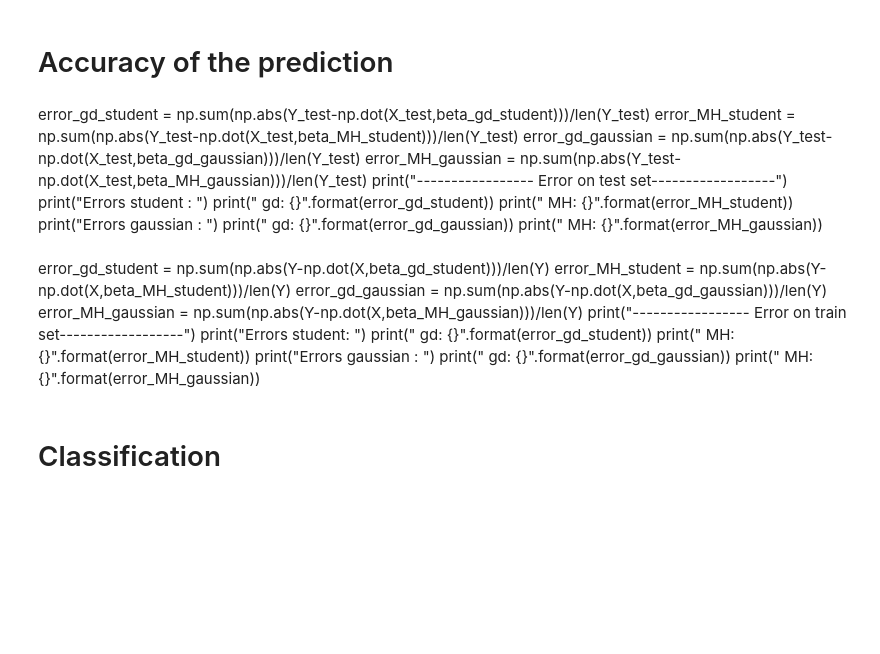
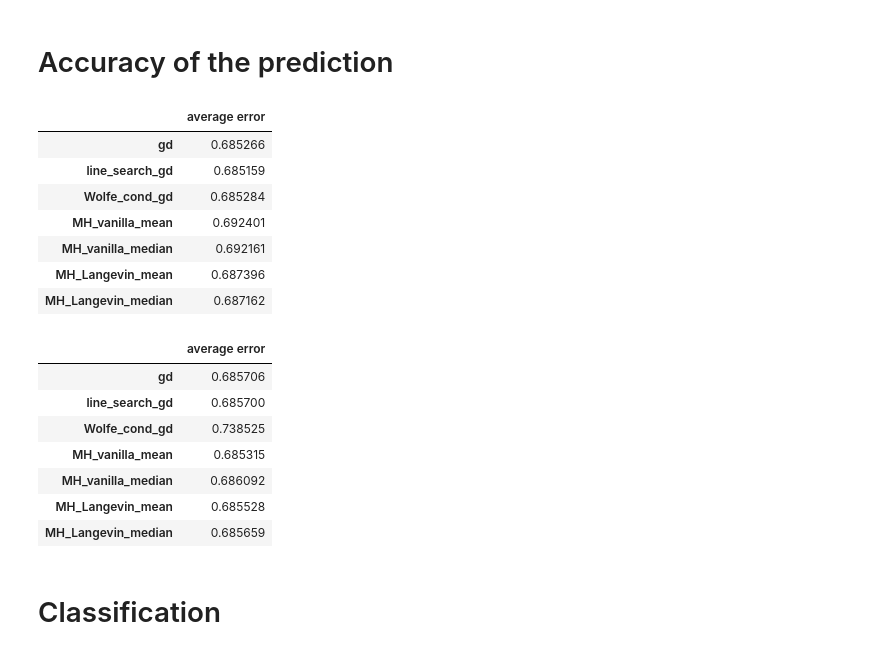
Before and after one commit to dufourc1/Bayesian_computation, a Jupyter notebook: testing.ipynb, the cells around one changed output. Saved outputs shown, nothing was run; the diff lists cells and outputs as text; code cells hidden in the pictures; blank space fills up the shorter version.

```diff
--- a/testing.ipynb
+++ b/testing.ipynb
@@ -241,29 +265,37 @@ py.iplot(fig)
 # %% [markdown]
 # Accuracy of the prediction
-# %% [markdown]
-error_gd_student = np.sum(np.abs(Y_test-np.dot(X_test,beta_gd_student)))/len(Y_test)
-error_MH_student = np.sum(np.abs(Y_test-np.dot(X_test,beta_MH_student)))/len(Y_test)
-error_gd_gaussian = np.sum(np.abs(Y_test-np.dot(X_test,beta_gd_gaussian)))/len(Y_test)
-error_MH_gaussian = np.sum(np.abs(Y_test-np.dot(X_test,beta_MH_gaussian)))/len(Y_test)
-print("----------------- Error on test set------------------")
-print("Errors student : ")
-print(" gd: {}".format(error_gd_student))
-print(" MH: {}".format(error_MH_student))
-print("Errors gaussian : ")
-print(" gd: {}".format(error_gd_gaussian))
-print(" MH: {}".format(error_MH_gaussian))
-# %% [markdown]
-error_gd_student = np.sum(np.abs(Y-np.dot(X,beta_gd_student)))/len(Y)
-error_MH_student = np.sum(np.abs(Y-np.dot(X,beta_MH_student)))/len(Y)
-error_gd_gaussian = np.sum(np.abs(Y-np.dot(X,beta_gd_gaussian)))/len(Y)
-error_MH_gaussian = np.sum(np.abs(Y-np.dot(X,beta_MH_gaussian)))/len(Y)
-print("----------------- Error on train set------------------")
-print("Errors student: ")
-print(" gd: {}".format(error_gd_student))
-print(" MH: {}".format(error_MH_student))
-print("Errors gaussian : ")
-print(" gd: {}".format(error_gd_gaussian))
-print(" MH: {}".format(error_MH_gaussian))
+# %%
+errors_student = pd.DataFrame()
+for name in r_student.columns:
+    beta = r_student[name].values[1:]
+    errors_student[name] = [np.sum(np.abs(Y_test-np.dot(X_test,beta)))/len(Y_test)]
+errors_student.index = ["average error"]
+errors_student.T
+# %% [output]
+|  | average error |
+| gd | 0.685266 |
+| line_search_gd | 0.685159 |
+| Wolfe_cond_gd | 0.685284 |
+| MH_vanilla_mean | 0.692401 |
+| MH_vanilla_median | 0.692161 |
+| MH_Langevin_mean | 0.687396 |
+| MH_Langevin_median | 0.687162 |
+# %%
+errors_gaussian = pd.DataFrame()
+for name in r_gaussian.columns:
+    beta = r_gaussian[name].values[1:]
+    errors_gaussian[name] = [np.sum(np.abs(Y_test-np.dot(X_test,beta)))/len(Y_test)]
+errors_gaussian.index = ["average error"]
+errors_gaussian.T
+# %% [output]
+|  | average error |
+| gd | 0.685706 |
+| line_search_gd | 0.685700 |
+| Wolfe_cond_gd | 0.738525 |
+| MH_vanilla_mean | 0.685315 |
+| MH_vanilla_median | 0.686092 |
+| MH_Langevin_mean | 0.685528 |
+| MH_Langevin_median | 0.685659 |
 # %% [markdown]
 # Classification
 # %%
```
Also changed, not shown: parts of 27 cells of this notebook, 2 other files.
